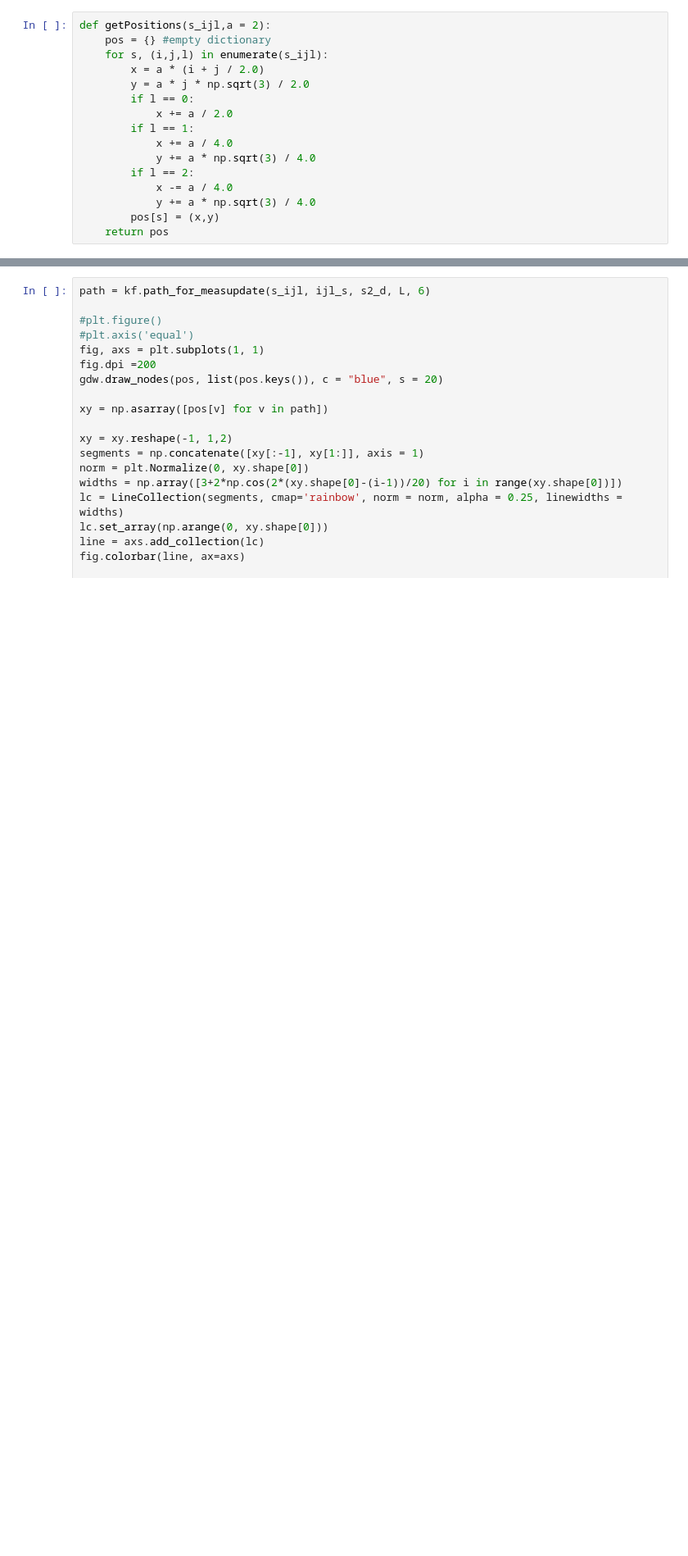
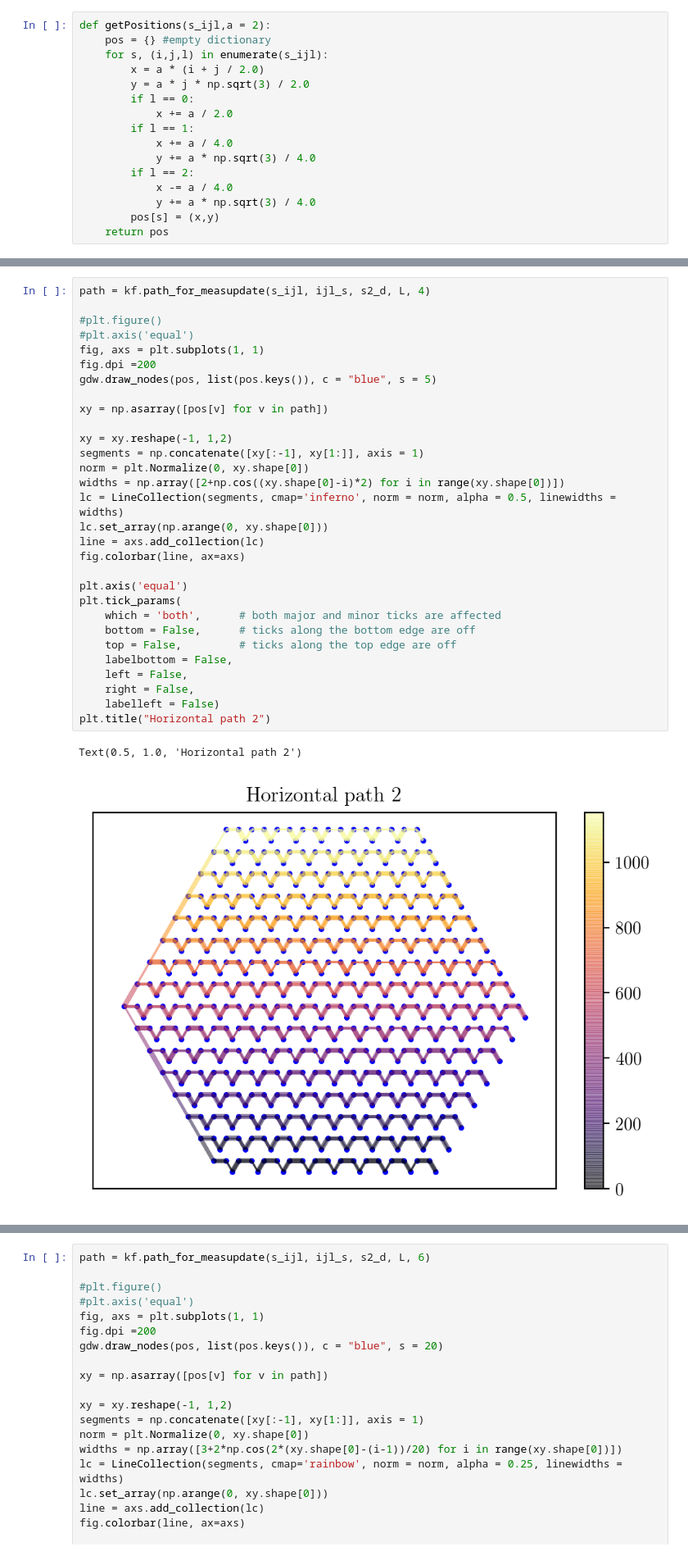
Before and after one commit to jeannecolbois/myopic-dual-worm, a Jupyter notebook: dualworm-kagome/ExampleKagome/ExampleKagomeLattice.ipynb, the cells around one changed output, grey strips where cells are left out. Shown at 82% size. Drawn from its saved outputs; the diff is of its cells as text; blank space fills up the shorter version.

```diff
--- a/dualworm-kagome/ExampleKagome/ExampleKagomeLattice.ipynb
+++ b/dualworm-kagome/ExampleKagome/ExampleKagomeLattice.ipynb
@@ -156,0 +181,33 @@ plt.title("Path version 3")
+# %%
+path = kf.path_for_measupdate(s_ijl, ijl_s, s2_d, L, 4)
+
+#plt.figure()
+#plt.axis('equal')
+fig, axs = plt.subplots(1, 1)
+fig.dpi =200
+gdw.draw_nodes(pos, list(pos.keys()), c = "blue", s = 5)
+
+xy = np.asarray([pos[v] for v in path])
+
+xy = xy.reshape(-1, 1,2)
+segments = np.concatenate([xy[:-1], xy[1:]], axis = 1)
+norm = plt.Normalize(0, xy.shape[0])
+widths = np.array([2+np.cos((xy.shape[0]-i)*2) for i in range(xy.shape[0])])
+lc = LineCollection(segments, cmap='inferno', norm = norm, alpha = 0.5, linewidths = widths)
+lc.set_array(np.arange(0, xy.shape[0]))
+line = axs.add_collection(lc)
+fig.colorbar(line, ax=axs)
+
+plt.axis('equal')
+plt.tick_params(
+    which = 'both',      # both major and minor ticks are affected
+    bottom = False,      # ticks along the bottom edge are off
+    top = False,         # ticks along the top edge are off
+    labelbottom = False,
+    left = False,
+    right = False,
+    labelleft = False)
+plt.title("Horizontal path 2")
+# %% [output]
+Text(0.5, 1.0, 'Horizontal path 2')
+[figure, added]
```
Also changed, not shown: parts of 10 cells of this notebook, 3 other files.
